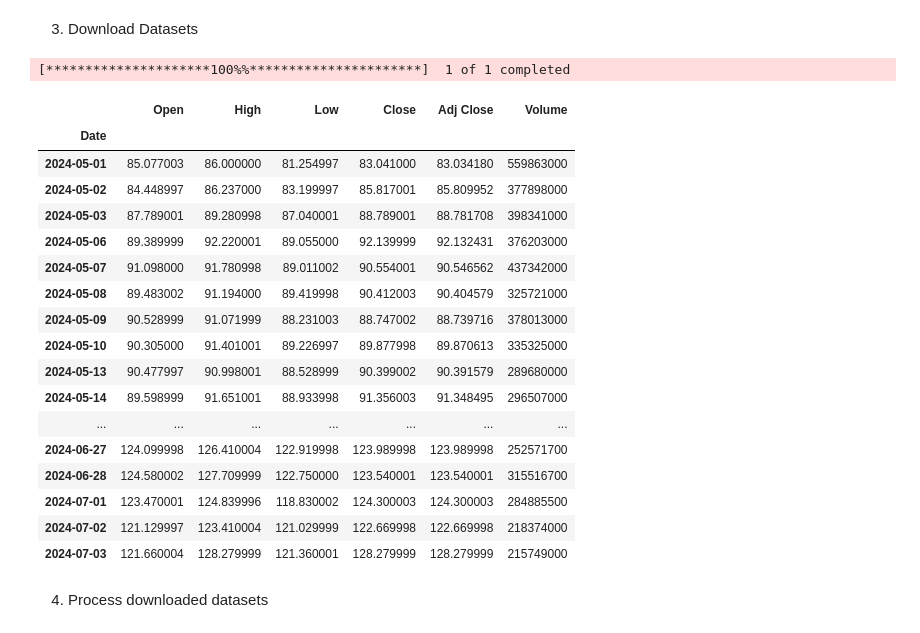
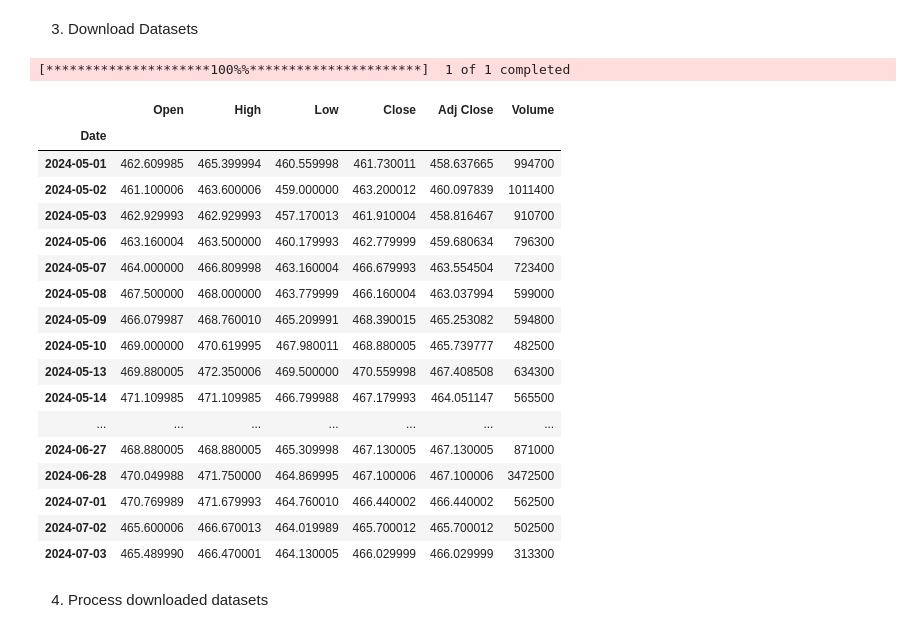
Before and after one commit to ctkqiang/StockAnalysis, a Jupyter notebook: Stock_analysis.ipynb, the cells around one changed output. Saved outputs shown, nothing was run; the diff lists cells and outputs as text; code cells hidden in the pictures.

```diff
--- a/Stock_analysis.ipynb
+++ b/Stock_analysis.ipynb
@@ -114,33 +114,33 @@ display(df)
 # %% [markdown]
 3. Download Datasets
 # %%
-ticker = "NVDA" # Change this Accordingly
+ticker = "LMT" # Change this Accordingly
 
 download = False
 
 stock_data = yf.download(ticker, start="2024-05-01", end="2024-07-05")
 
 display(stock_data)
 # %% [output]
 [*********************100%%**********************]  1 of 1 completed
 |  | Open | High | Low | Close | Adj Close | Volume |
 | Date |  |  |  |  |  |  |
-| 2024-05-01 | 85.077003 | 86.000000 | 81.254997 | 83.041000 | 83.034180 | 559863000 |
-| 2024-05-02 | 84.448997 | 86.237000 | 83.199997 | 85.817001 | 85.809952 | 377898000 |
-| 2024-05-03 | 87.789001 | 89.280998 | 87.040001 | 88.789001 | 88.781708 | 398341000 |
-| 2024-05-06 | 89.389999 | 92.220001 | 89.055000 | 92.139999 | 92.132431 | 376203000 |
-| 2024-05-07 | 91.098000 | 91.780998 | 89.011002 | 90.554001 | 90.546562 | 437342000 |
-| 2024-05-08 | 89.483002 | 91.194000 | 89.419998 | 90.412003 | 90.404579 | 325721000 |
-| 2024-05-09 | 90.528999 | 91.071999 | 88.231003 | 88.747002 | 88.739716 | 378013000 |
-| 2024-05-10 | 90.305000 | 91.401001 | 89.226997 | 89.877998 | 89.870613 | 335325000 |
-| 2024-05-13 | 90.477997 | 90.998001 | 88.528999 | 90.399002 | 90.391579 | 289680000 |
-| 2024-05-14 | 89.598999 | 91.651001 | 88.933998 | 91.356003 | 91.348495 | 296507000 |
+| 2024-05-01 | 462.609985 | 465.399994 | 460.559998 | 461.730011 | 458.637665 | 994700 |
+| 2024-05-02 | 461.100006 | 463.600006 | 459.000000 | 463.200012 | 460.097839 | 1011400 |
+| 2024-05-03 | 462.929993 | 462.929993 | 457.170013 | 461.910004 | 458.816467 | 910700 |
+| 2024-05-06 | 463.160004 | 463.500000 | 460.179993 | 462.779999 | 459.680634 | 796300 |
+| 2024-05-07 | 464.000000 | 466.809998 | 463.160004 | 466.679993 | 463.554504 | 723400 |
+| 2024-05-08 | 467.500000 | 468.000000 | 463.779999 | 466.160004 | 463.037994 | 599000 |
+| 2024-05-09 | 466.079987 | 468.760010 | 465.209991 | 468.390015 | 465.253082 | 594800 |
+| 2024-05-10 | 469.000000 | 470.619995 | 467.980011 | 468.880005 | 465.739777 | 482500 |
+| 2024-05-13 | 469.880005 | 472.350006 | 469.500000 | 470.559998 | 467.408508 | 634300 |
+| 2024-05-14 | 471.109985 | 471.109985 | 466.799988 | 467.179993 | 464.051147 | 565500 |
 | ... | ... | ... | ... | ... | ... | ... |
-| 2024-06-27 | 124.099998 | 126.410004 | 122.919998 | 123.989998 | 123.989998 | 252571700 |
-| 2024-06-28 | 124.580002 | 127.709999 | 122.750000 | 123.540001 | 123.540001 | 315516700 |
-| 2024-07-01 | 123.470001 | 124.839996 | 118.830002 | 124.300003 | 124.300003 | 284885500 |
-| 2024-07-02 | 121.129997 | 123.410004 | 121.029999 | 122.669998 | 122.669998 | 218374000 |
-| 2024-07-03 | 121.660004 | 128.279999 | 121.360001 | 128.279999 | 128.279999 | 215749000 |
+| 2024-06-27 | 468.880005 | 468.880005 | 465.309998 | 467.130005 | 467.130005 | 871000 |
+| 2024-06-28 | 470.049988 | 471.750000 | 464.869995 | 467.100006 | 467.100006 | 3472500 |
+| 2024-07-01 | 470.769989 | 471.679993 | 464.760010 | 466.440002 | 466.440002 | 562500 |
+| 2024-07-02 | 465.600006 | 466.670013 | 464.019989 | 465.700012 | 465.700012 | 502500 |
+| 2024-07-03 | 465.489990 | 466.470001 | 464.130005 | 466.029999 | 466.029999 | 313300 |
 # %% [markdown]
 4. Process downloaded datasets
 # %%
```
Also changed, not shown: parts of 6 cells of this notebook, 3 other files.
